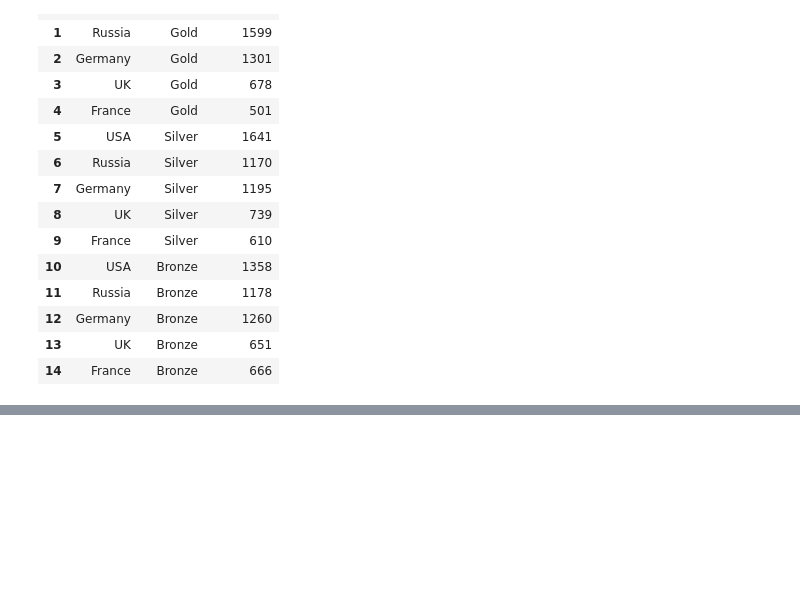
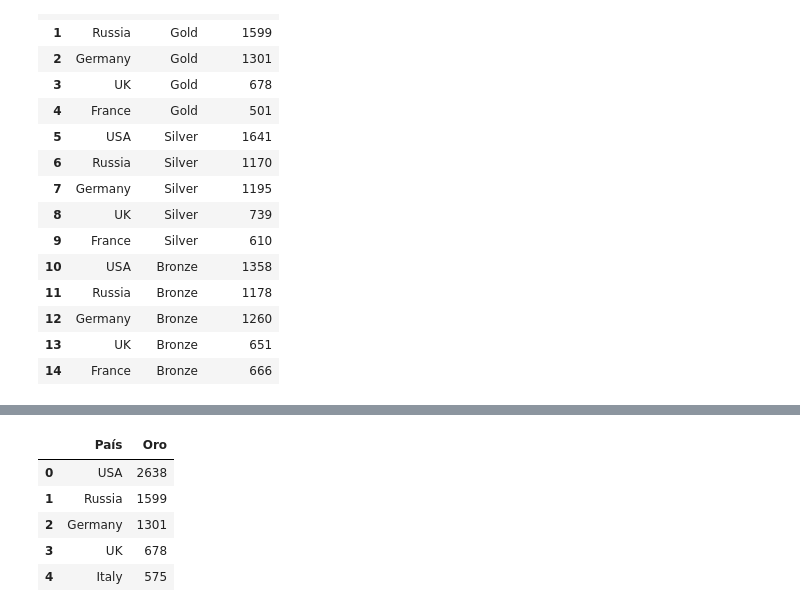
Before and after one commit to DaniaGarciaM/Olympics-DGM, a Jupyter notebook: queries.ipynb, the cells around one changed output, grey strips where cells are left out. Cells and saved outputs as stored; diff of their text form; code cells hidden in the pictures; blank space fills up the shorter version.

```diff
--- a/queries.ipynb
+++ b/queries.ipynb
@@ -328,3 +328,18 @@ px.bar(medallas_melted, x='País', y='Medallas', color='Medalla', color_discrete
 # %% [output]
 ValueError: Mime type rendering requires nbformat>=4.2.0 but it is not installed
 [interactive output not drawn]
+# %%
+df_gold = registro[registro['Medalla'] == 'Gold']
+df_silver = registro[registro['Medalla'] == 'Silver']
+df_bronze = registro[registro['Medalla'] == 'Bronze']
+# %%
+top_5_golden = df_gold['País'].value_counts().sort_values(ascending=False).head(5).reset_index()
+top_5_golden.columns = ['País', 'Oro']
+top_5_golden
+# %% [output]
+|  | País | Oro |
+| 0 | USA | 2638 |
+| 1 | Russia | 1599 |
+| 2 | Germany | 1301 |
+| 3 | UK | 678 |
+| 4 | Italy | 575 |
```
Also changed, not shown: parts of 3 cells of this notebook, 2 other files.
